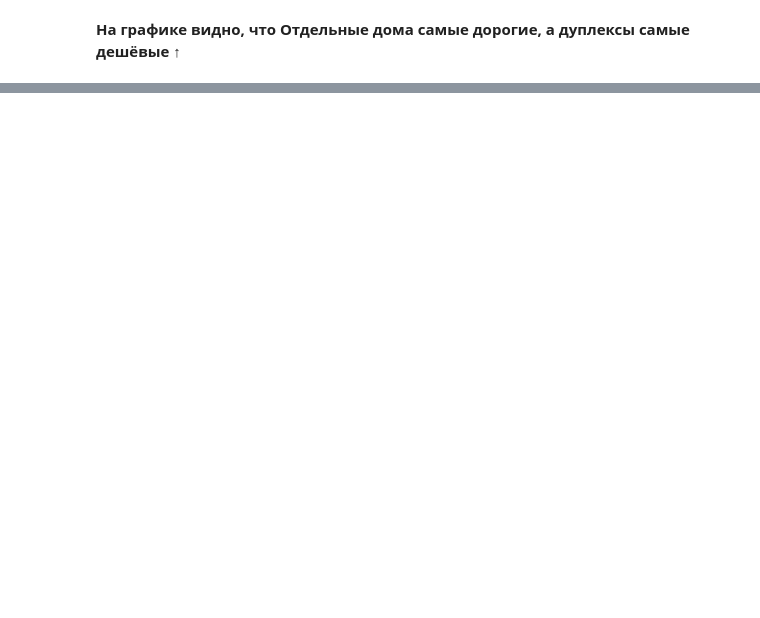
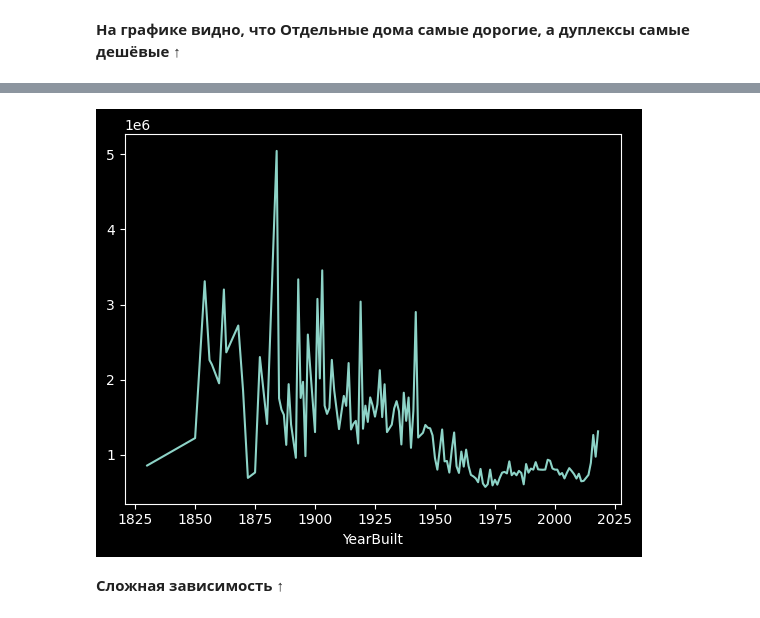
Before and after one commit to Zetis659/Data_Science_GM, a Jupyter notebook: Leopard_challenge_Regression/Leopard_challenge_Regression.ipynb, the cells around one changed output, grey strips where cells are left out. Drawn from its saved outputs; the diff is of its cells as text; code cells hidden in the pictures; blank space fills up the shorter version.

```diff
--- a/Leopard_challenge_Regression/Leopard_challenge_Regression.ipynb
+++ b/Leopard_challenge_Regression/Leopard_challenge_Regression.ipynb
@@ -497,0 +470,6 @@ cat_features
+# %%
+train.query('YearBuilt > 1800').groupby('YearBuilt').Price.median().plot();
+# %% [output]
+[figure, added]
+# %% [markdown]
+**Сложная зависимость ↑**
```
Also changed, not shown: parts of 115 cells of this notebook.
